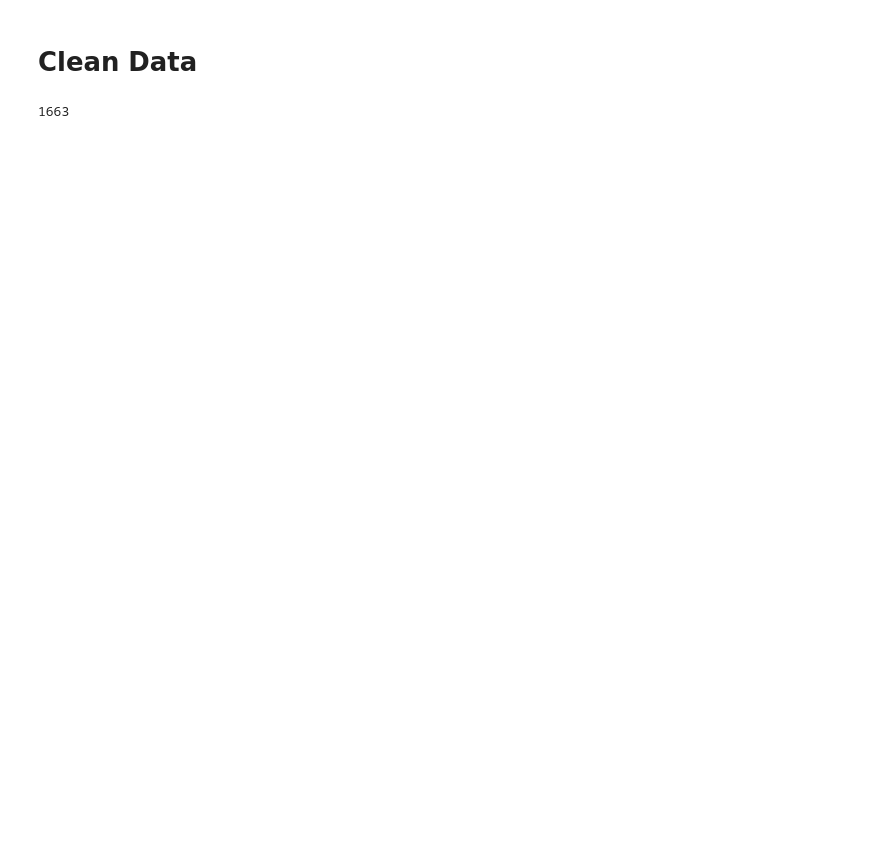
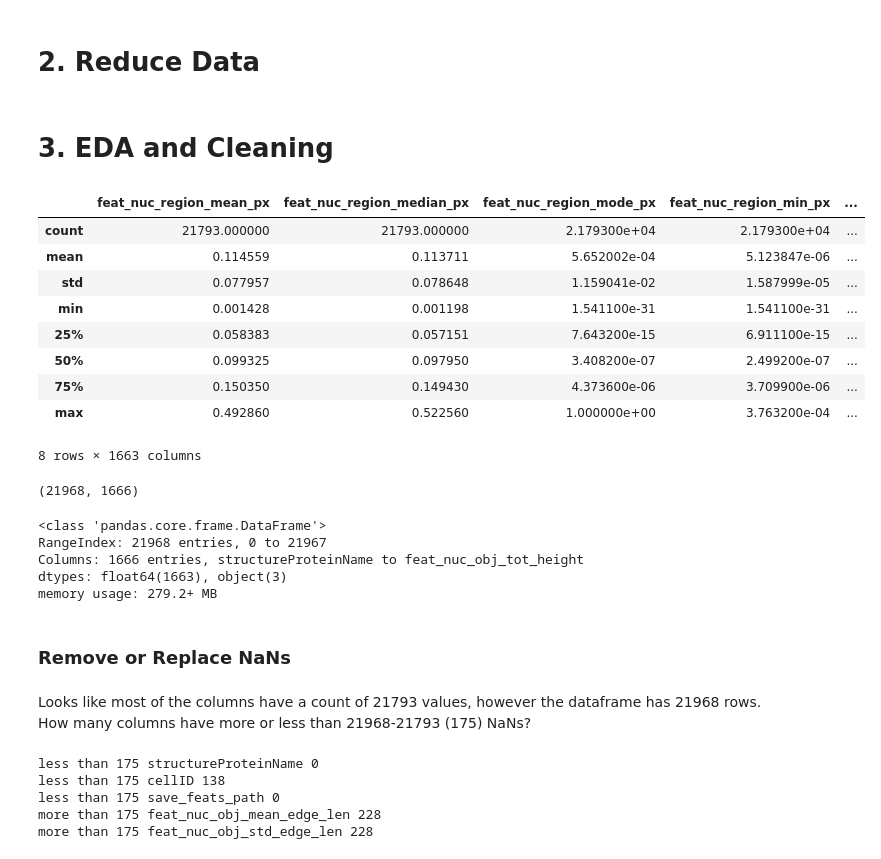
Before and after one commit to sdmirch/structure_prediction, a Jupyter notebook: EDA.ipynb, the cells around one changed output. Drawn from its saved outputs; the diff is of its cells as text; code cells hidden in the pictures; blank space fills up the shorter version.

```diff
--- a/EDA.ipynb
+++ b/EDA.ipynb
@@ -8,5 +11,5 @@ from utils.clean_utils import clean_dataframe
 # %%
 df_raw = pd.read_csv('data/feats_out.csv')
 # %% [markdown]
-# Clean Data
+# 2. Reduce Data
 # %%
@@ -14,4 +17,2 @@ features, labels, identifiers = clean_dataframe(df_raw)
-# %%
-len(features.columns)
-# %% [output]
-1663
+# %% [markdown]
+# 3. EDA and Cleaning
@@ -17,0 +21,41 @@ len(features.columns)
+# %%
+df.describe()
+# %% [output]
+|  | feat_nuc_region_mean_px | feat_nuc_region_median_px | feat_nuc_region_mode_px | feat_nuc_region_min_px | ... |
+| count | 21793.000000 | 21793.000000 | 2.179300e+04 | 2.179300e+04 | ... |
+| mean | 0.114559 | 0.113711 | 5.652002e-04 | 5.123847e-06 | ... |
+| std | 0.077957 | 0.078648 | 1.159041e-02 | 1.587999e-05 | ... |
+| min | 0.001428 | 0.001198 | 1.541100e-31 | 1.541100e-31 | ... |
+| 25% | 0.058383 | 0.057151 | 7.643200e-15 | 6.911100e-15 | ... |
+| 50% | 0.099325 | 0.097950 | 3.408200e-07 | 2.499200e-07 | ... |
+| 75% | 0.150350 | 0.149430 | 4.373600e-06 | 3.709900e-06 | ... |
+| max | 0.492860 | 0.522560 | 1.000000e+00 | 3.763200e-04 | ... |
+8 rows × 1663 columns
+# %%
+df.shape
+# %% [output]
+(21968, 1666)
+# %%
+df.info()
+# %% [output]
+<class 'pandas.core.frame.DataFrame'>
+RangeIndex: 21968 entries, 0 to 21967
+Columns: 1666 entries, structureProteinName to feat_nuc_obj_tot_height
+dtypes: float64(1663), object(3)
+memory usage: 279.2+ MB
+# %% [markdown]
+### Remove or Replace NaNs
+# %% [markdown]
+Looks like most of the columns have a count of 21793 values, however the dataframe has 21968 rows. How many columns have more or less than 21968-21793 (175) NaNs?
+# %%
+for name in columns:
+    if df[name].isnull().sum() > 175:
+        print 'more than 175', name, df[name].isnull().sum()
+    if df[name].isnull().sum() < 175:
+        print 'less than 175', name, df[name].isnull().sum()
+# %% [output]
+less than 175 structureProteinName 0
+less than 175 cellID 138
+less than 175 save_feats_path 0
+more than 175 feat_nuc_obj_mean_edge_len 228
+more than 175 feat_nuc_obj_std_edge_len 228
```
Also changed, not shown: parts of 12 cells of this notebook.
